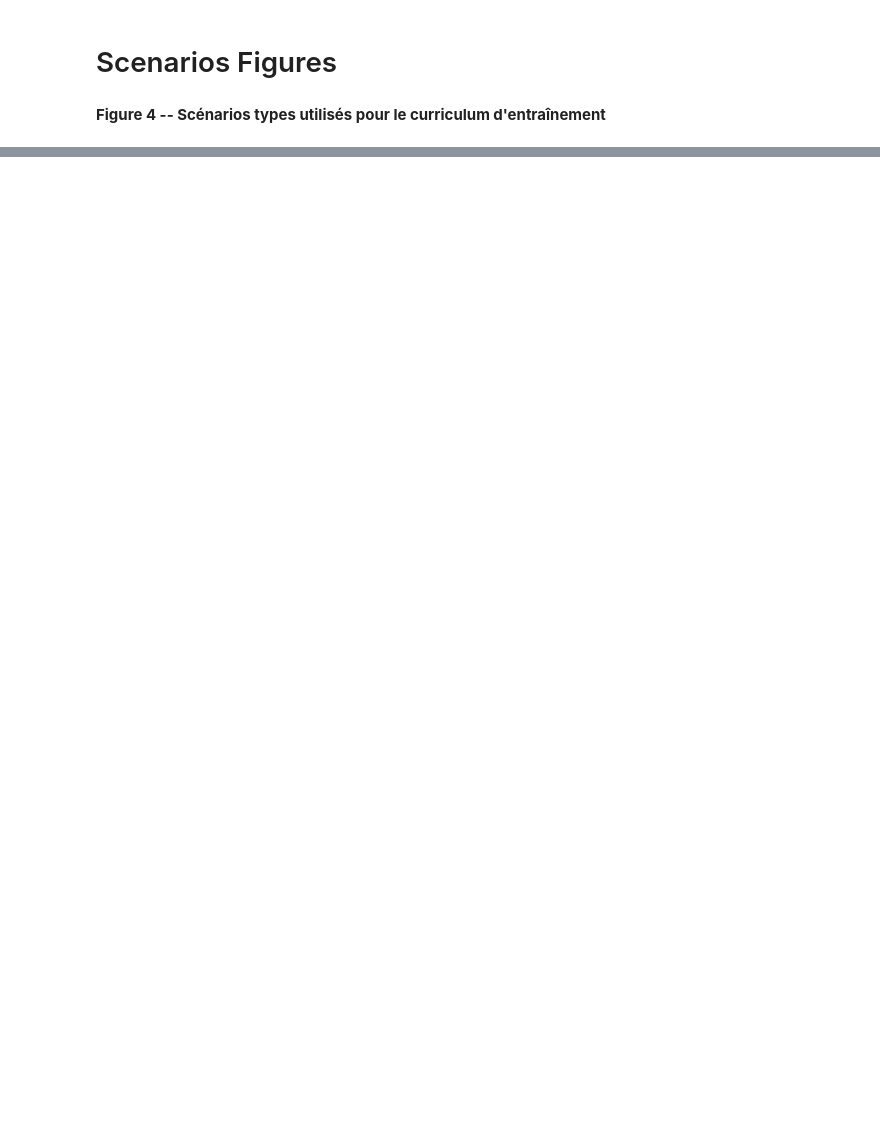
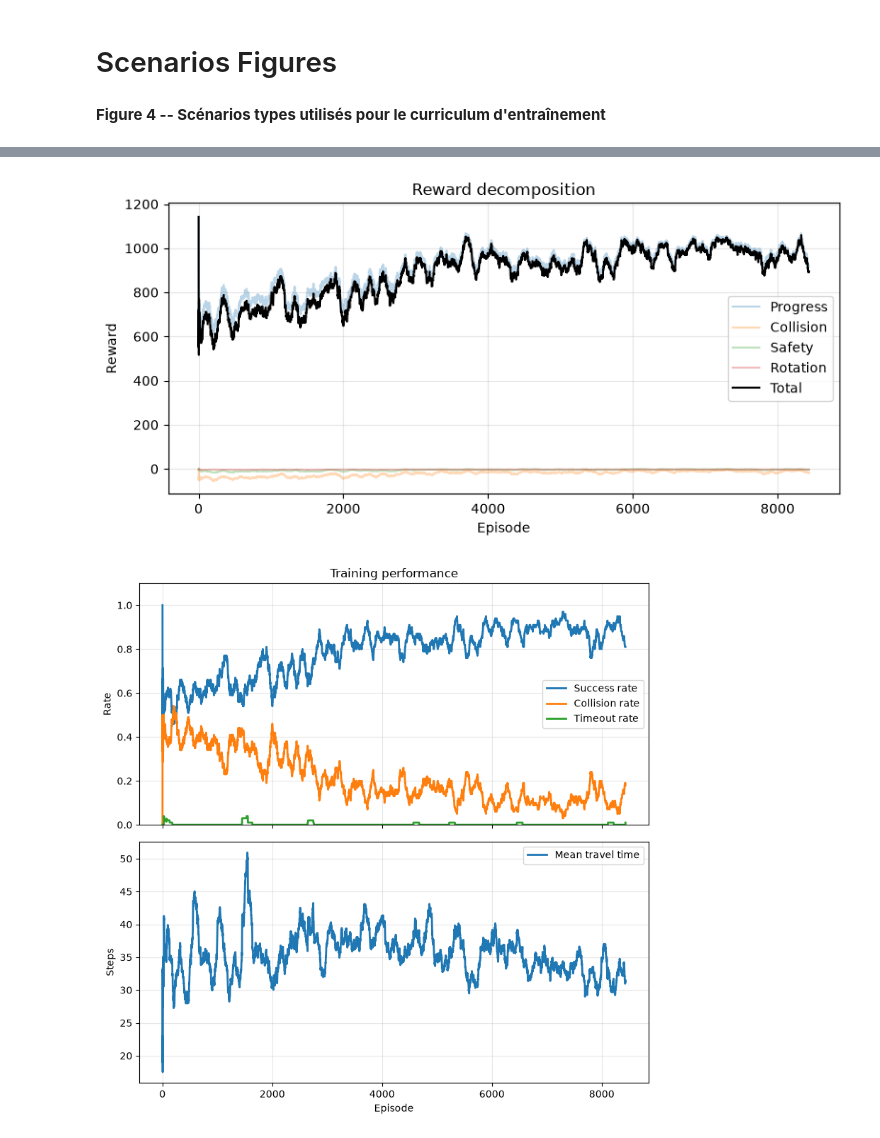
Before and after one commit to sayansuos/baggage-handling-rl, a Jupyter notebook: analysis.ipynb, the cells around one changed output, grey strips where cells are left out. Drawn from its saved outputs; the diff is of its cells as text; code cells hidden in the pictures; blank space fills up the shorter version.

```diff
--- a/analysis.ipynb
+++ b/analysis.ipynb
@@ -324,0 +325,10 @@ plot_velocities(df=df_perf, path=None, file_name=None, window=100, render=True)
+# %%
+df_perf = pd.read_csv("logs/train/exp7_random_2_training_metrics.csv")
+df_reward = pd.read_csv("logs/train/exp7_random_2_reward_components.csv")
+
+plot_rewards(df=df_reward, path=None, file_name=None, window= 100, render=True)
+plot_performances(df=df_perf, path=None, file_name=None, window=100, render=True)
+plot_velocities(df=df_perf, path=None, file_name=None, window=100, render=True)
+# %% [output]
+[figure, added]
+[figure, added]
```
Also changed, not shown: parts of 2 cells of this notebook.
